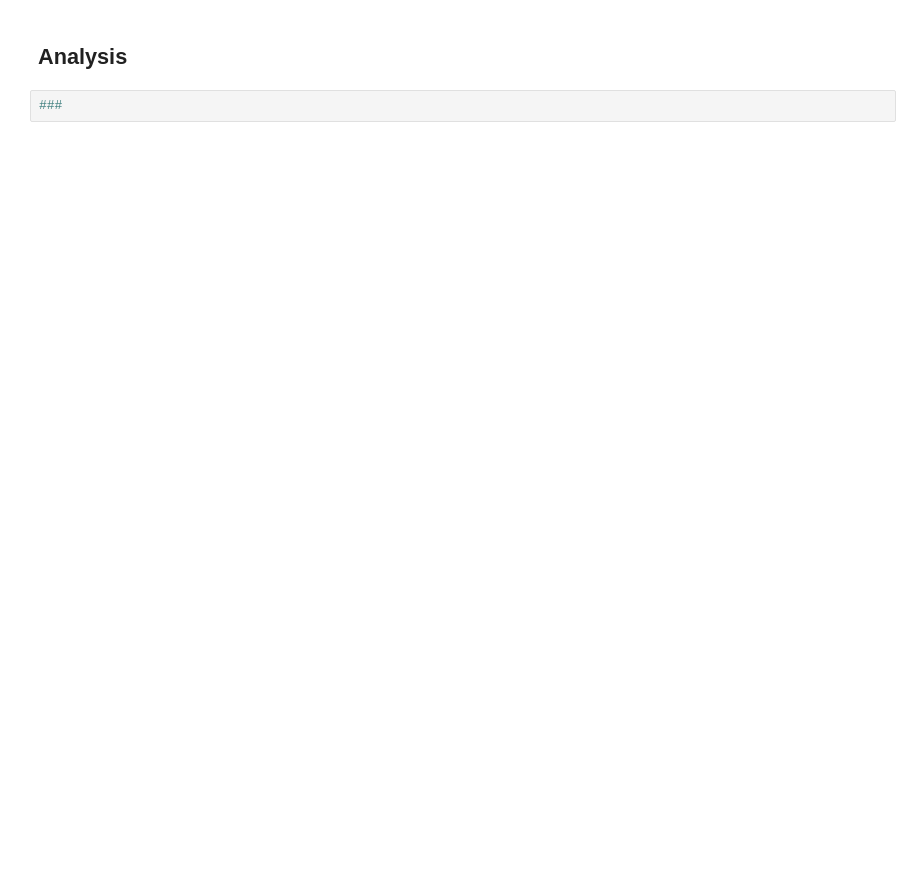
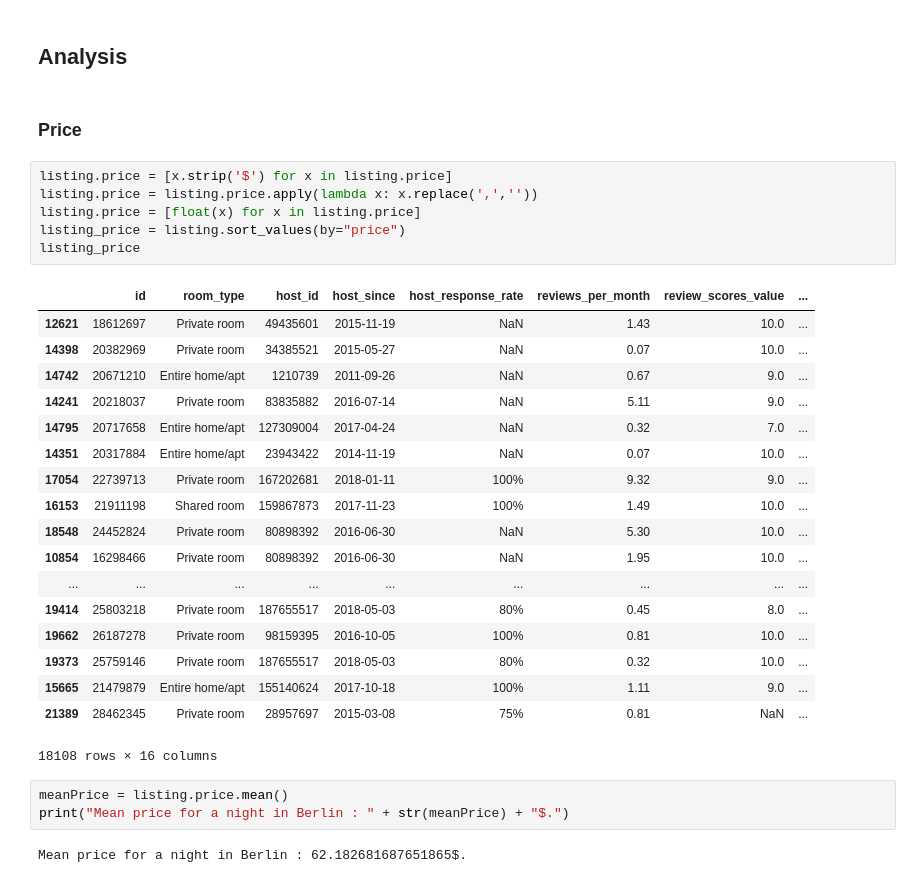
Before and after one commit to CaillouxZinzin/AirBnBAnalysis, a Jupyter notebook: AirbnbAnalysis/BerlinData.ipynb, the cells around one changed output. Cells and saved outputs as stored; diff of their text form; blank space fills up the shorter version.

Commit message:
Notebook Berlin finished

```diff
--- a/AirbnbAnalysis/BerlinData.ipynb
+++ b/AirbnbAnalysis/BerlinData.ipynb
@@ -45,4 +61,34 @@ listing.head(5)
 # %% [markdown]
 ## Analysis
-# %%
-###
+# %% [markdown]
+### Price
+# %%
+listing.price = [x.strip('$') for x in listing.price]
+listing.price = listing.price.apply(lambda x: x.replace(',',''))
+listing.price = [float(x) for x in listing.price]
+listing_price = listing.sort_values(by="price")
+listing_price
+# %% [output]
+|  | id | room_type | host_id | host_since | host_response_rate | reviews_per_month | review_scores_value | ... |
+| 12621 | 18612697 | Private room | 49435601 | 2015-11-19 | NaN | 1.43 | 10.0 | ... |
+| 14398 | 20382969 | Private room | 34385521 | 2015-05-27 | NaN | 0.07 | 10.0 | ... |
+| 14742 | 20671210 | Entire home/apt | 1210739 | 2011-09-26 | NaN | 0.67 | 9.0 | ... |
+| 14241 | 20218037 | Private room | 83835882 | 2016-07-14 | NaN | 5.11 | 9.0 | ... |
+| 14795 | 20717658 | Entire home/apt | 127309004 | 2017-04-24 | NaN | 0.32 | 7.0 | ... |
+| 14351 | 20317884 | Entire home/apt | 23943422 | 2014-11-19 | NaN | 0.07 | 10.0 | ... |
+| 17054 | 22739713 | Private room | 167202681 | 2018-01-11 | 100% | 9.32 | 9.0 | ... |
+| 16153 | 21911198 | Shared room | 159867873 | 2017-11-23 | 100% | 1.49 | 10.0 | ... |
+| 18548 | 24452824 | Private room | 80898392 | 2016-06-30 | NaN | 5.30 | 10.0 | ... |
+| 10854 | 16298466 | Private room | 80898392 | 2016-06-30 | NaN | 1.95 | 10.0 | ... |
+| ... | ... | ... | ... | ... | ... | ... | ... | ... |
+| 19414 | 25803218 | Private room | 187655517 | 2018-05-03 | 80% | 0.45 | 8.0 | ... |
+| 19662 | 26187278 | Private room | 98159395 | 2016-10-05 | 100% | 0.81 | 10.0 | ... |
+| 19373 | 25759146 | Private room | 187655517 | 2018-05-03 | 80% | 0.32 | 10.0 | ... |
+| 15665 | 21479879 | Entire home/apt | 155140624 | 2017-10-18 | 100% | 1.11 | 9.0 | ... |
+| 21389 | 28462345 | Private room | 28957697 | 2015-03-08 | 75% | 0.81 | NaN | ... |
+18108 rows × 16 columns
+# %%
+meanPrice = listing.price.mean()
+print("Mean price for a night in Berlin : " + str(meanPrice) + "$.")
+# %% [output]
+Mean price for a night in Berlin : 62.182681687651865$.
```
Also changed, not shown: parts of 16 cells of this notebook, 6 other files.
